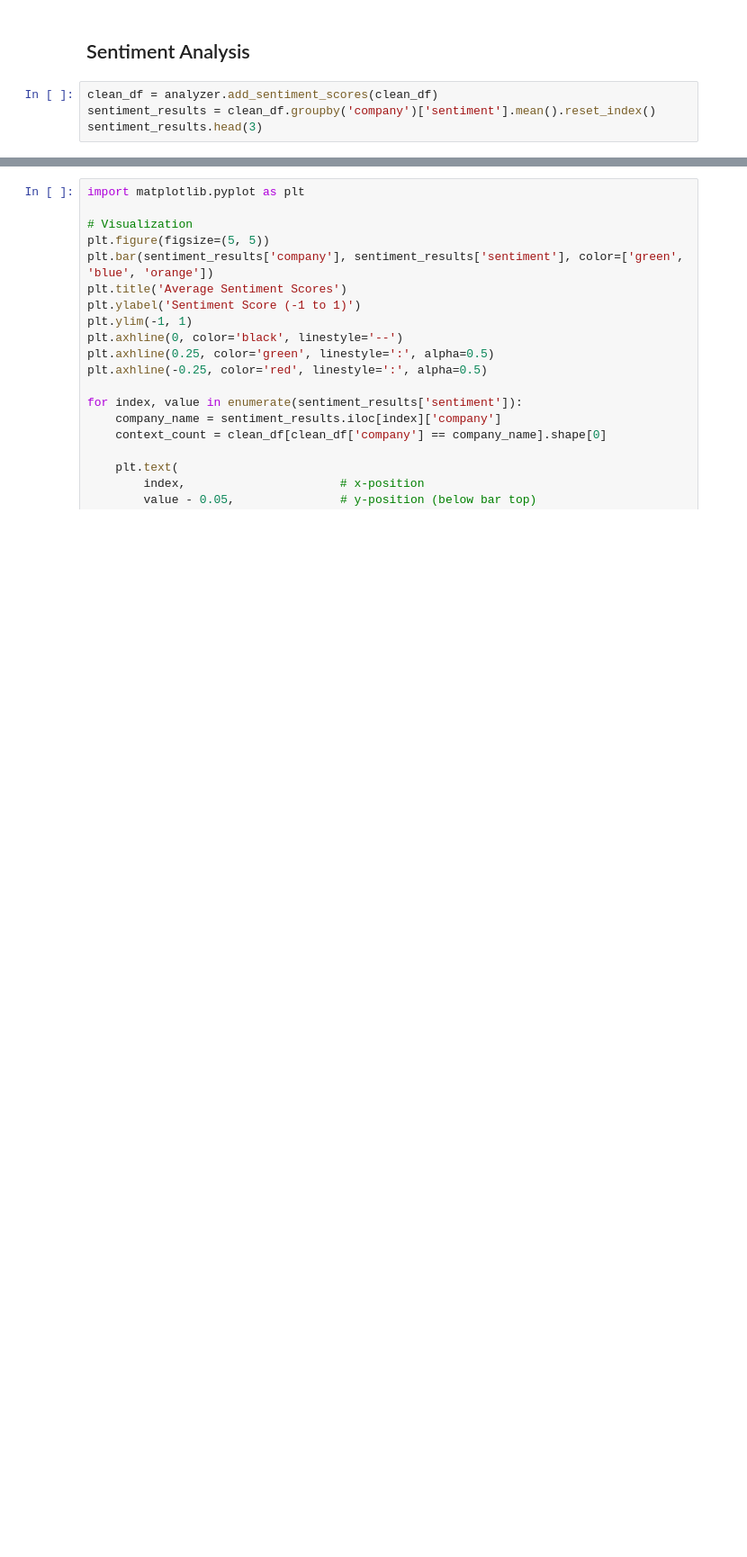
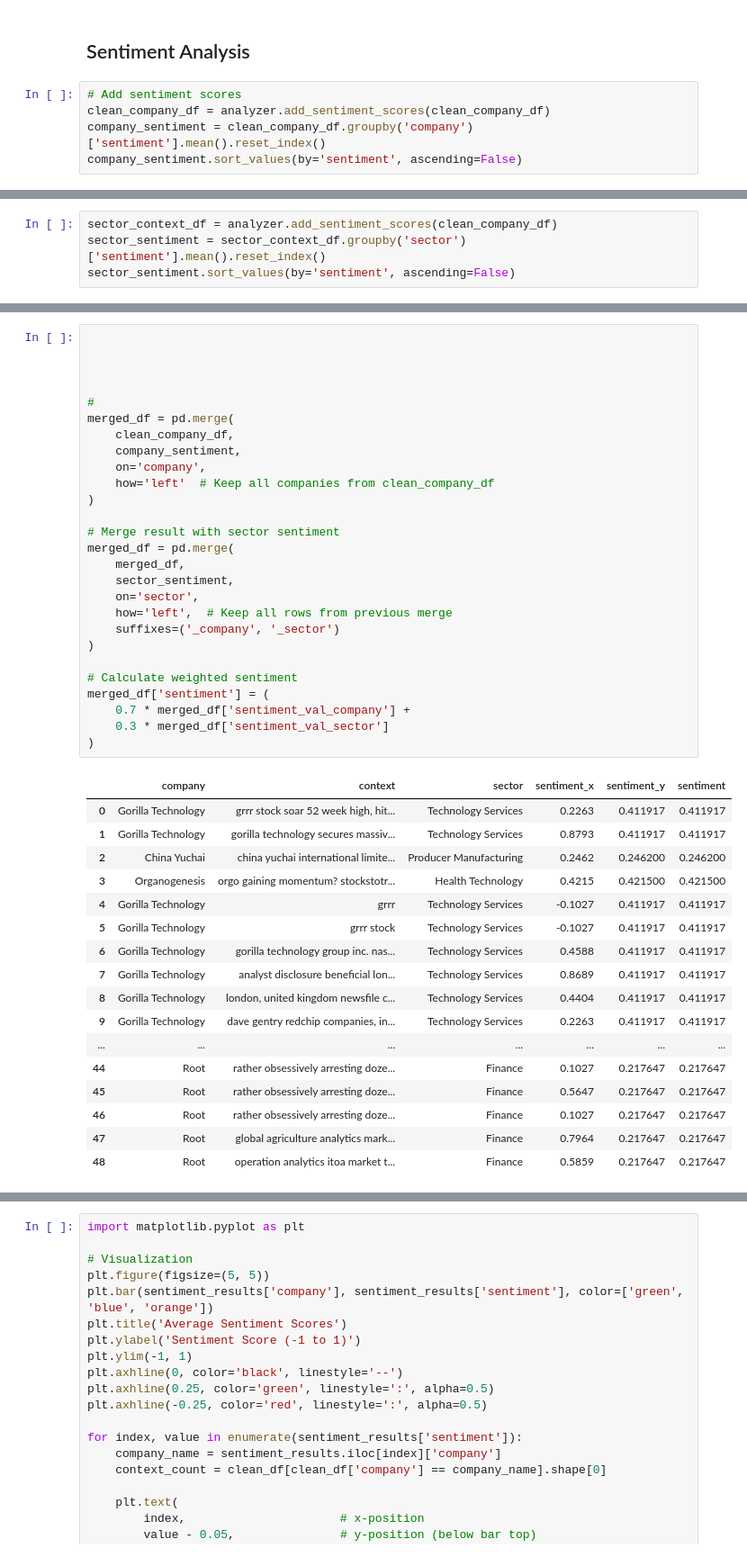
Before and after one commit to TheKusz/Python_DSM020-2024-OCT, a Jupyter notebook: Final Coursework/final coursework.ipynb, the cells around one changed output, grey strips where cells are left out. Shown at 90% size. Drawn from its saved outputs; the diff is of its cells as text; blank space fills up the shorter version.

```diff
--- a/Final Coursework/final coursework.ipynb
+++ b/Final Coursework/final coursework.ipynb
@@ -1010,8 +1016,9 @@ I will analyze all just to see the results, but further improvements will be nee
 # %% [markdown]
 ## Sentiment Analysis
 # %%
-clean_df = analyzer.add_sentiment_scores(clean_df)
-sentiment_results = clean_df.groupby('company')['sentiment'].mean().reset_index()
-sentiment_results.head(3)
+# Add sentiment scores
+clean_company_df = analyzer.add_sentiment_scores(clean_company_df)
+company_sentiment = clean_company_df.groupby('company')['sentiment'].mean().reset_index()
+company_sentiment.sort_values(by='sentiment', ascending=False)
 # %% [output]
 |  | company | sentiment |
@@ -1019,0 +1034,4 @@ sentiment_results.head(3)
+# %%
+sector_context_df = analyzer.add_sentiment_scores(clean_company_df)
+sector_sentiment = sector_context_df.groupby('sector')['sentiment'].mean().reset_index()
+sector_sentiment.sort_values(by='sentiment', ascending=False)
@@ -1021,0 +1049,45 @@ Both companies mentioned more in positive context, but Gorilla has a higher scor
+# %%
+
+
+
+
+#
+merged_df = pd.merge(
+    clean_company_df,
+    company_sentiment,
+    on='company',
+    how='left'  # Keep all companies from clean_company_df
+)
+
+# Merge result with sector sentiment
+merged_df = pd.merge(
+    merged_df,
+    sector_sentiment,
+    on='sector',
+    how='left',  # Keep all rows from previous merge
+    suffixes=('_company', '_sector')
+)
+
+# Calculate weighted sentiment
+merged_df['sentiment'] = (
+    0.7 * merged_df['sentiment_val_company'] +
+    0.3 * merged_df['sentiment_val_sector']
+)
+# %% [output]
+|  | company | context | sector | sentiment_x | sentiment_y | sentiment |
+| 0 | Gorilla Technology | grrr stock soar 52 week high, hit... | Technology Services | 0.2263 | 0.411917 | 0.411917 |
+| 1 | Gorilla Technology | gorilla technology secures massiv... | Technology Services | 0.8793 | 0.411917 | 0.411917 |
+| 2 | China Yuchai | china yuchai international limite... | Producer Manufacturing | 0.2462 | 0.246200 | 0.246200 |
+| 3 | Organogenesis | orgo gaining momentum? stockstotr... | Health Technology | 0.4215 | 0.421500 | 0.421500 |
+| 4 | Gorilla Technology | grrr | Technology Services | -0.1027 | 0.411917 | 0.411917 |
+| 5 | Gorilla Technology | grrr stock | Technology Services | -0.1027 | 0.411917 | 0.411917 |
+| 6 | Gorilla Technology | gorilla technology group inc. nas... | Technology Services | 0.4588 | 0.411917 | 0.411917 |
+| 7 | Gorilla Technology | analyst disclosure beneficial lon... | Technology Services | 0.8689 | 0.411917 | 0.411917 |
+| 8 | Gorilla Technology | london, united kingdom newsfile c... | Technology Services | 0.4404 | 0.411917 | 0.411917 |
+| 9 | Gorilla Technology | dave gentry redchip companies, in... | Technology Services | 0.2263 | 0.411917 | 0.411917 |
+| ... | ... | ... | ... | ... | ... | ... |
+| 44 | Root | rather obsessively arresting doze... | Finance | 0.1027 | 0.217647 | 0.217647 |
+| 45 | Root | rather obsessively arresting doze... | Finance | 0.5647 | 0.217647 | 0.217647 |
+| 46 | Root | rather obsessively arresting doze... | Finance | 0.1027 | 0.217647 | 0.217647 |
+| 47 | Root | global agriculture analytics mark... | Finance | 0.7964 | 0.217647 | 0.217647 |
+| 48 | Root | operation analytics itoa market t... | Finance | 0.5859 | 0.217647 | 0.217647 |
```
Also changed, not shown: parts of 12 cells of this notebook.
